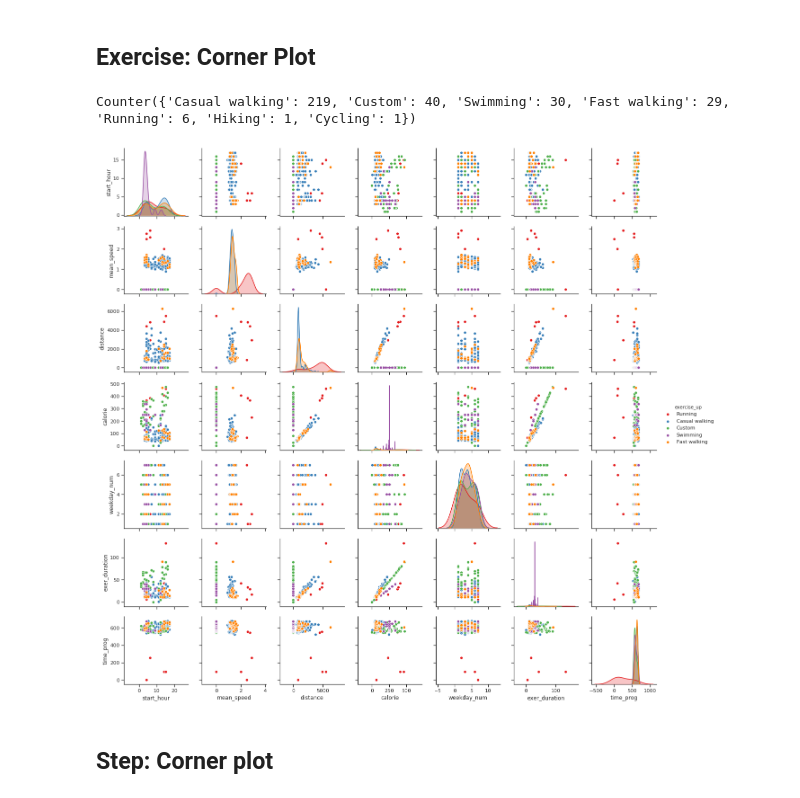
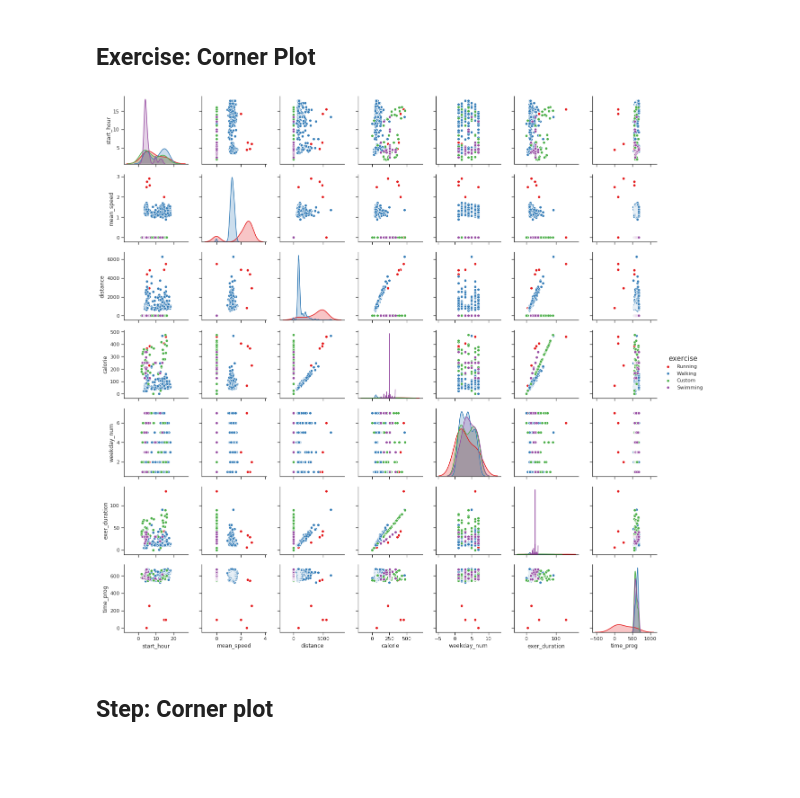
Before and after one commit to Heringer-Epson/Lantern, a Jupyter notebook: course_python/project/Project_Epson.ipynb, the cells around one changed output. Cells and saved outputs as stored; diff of their text form; code cells hidden in the pictures; blank space fills up the shorter version.

Commit message:
Updates to the python project

```diff
--- a/course_python/project/Project_Epson.ipynb
+++ b/course_python/project/Project_Epson.ipynb
@@ -687,0 +680,11 @@ exer_df['exercise_up'] = [split_walking(e,s) for (e,s) in zip(exer_df['exercise'
+# %%
+#Source: article by Cory Maklin.
+#https://towardsdatascience.com/machine-learning-algorithms-part-9-k-means-example-in-python-f2ad05ed5203
+
+aux_df = exer_df[exer_df['exercise']=='Walking']
+cols = ['exer_duration', 'mean_speed', 'max_speed', 'distance']
+aux_df = aux_df[cols]
+aux_df = aux_df.dropna()
+
+sc = StandardScaler()
+X = sc.fit_transform(aux_df)
@@ -687,0 +718,4 @@ exer_df['exercise_up'] = [split_walking(e,s) for (e,s) in zip(exer_df['exercise'
+# %%
+kmeans = KMeans(n_clusters=3, init='k-means++', max_iter=300, n_init=10, random_state=0)
+pred_y = kmeans.fit_predict(X)
+aux_df['exercise_new'] = pred_y
@@ -687,0 +744,18 @@ exer_df['exercise_up'] = [split_walking(e,s) for (e,s) in zip(exer_df['exercise'
+# %%
+#Merge the new types of exercising back into the original dataframe.
+exer_df = pd.merge(exer_df, aux_df['exercise_new'], how='left', left_index=True, right_index=True)
+# %%
+cluster2str = {0:'Walking-1', 1:'Walking-2', 2:'Walking-3'}
+def summarize_exercise_type(exer_label, exer_new):
+    out = []
+    for e_l, e_n in zip(exer_label, exer_new):
+        if np.isnan(e_n):
+            if e_l=='Walking':
+                out.append('Walking_unknown')
+            else:
+                out.append(e_l)
+        else:
+            out.append(cluster2str[int(e_n)])
+    return out
+
+exer_df['exercise_up'] = summarize_exercise_type(exer_df['exercise'].values, exer_df['exercise_new'].values)
@@ -690,18 +800,16 @@ exer_df['exercise_up'] = [split_walking(e,s) for (e,s) in zip(exer_df['exercise'
 # %%
 palette = ['#e41a1c','#377eb8','#4daf4a','#984ea3','#ff7f00','#ffff33'] #From colorbrewer
 pair_cols = ['start_hour', 'mean_speed', 'distance', 'calorie',
-             'weekday_num', 'exer_duration', 'exercise_up', 'time_prog']
+             'weekday_num', 'exer_duration', 'exercise', 'time_prog']
 aux_df = exer_df[pair_cols].dropna()
 
-print(Counter(aux_df['exercise_up'].values))
 #Drop the two exercise types which have only one entry each.
-aux_df.drop(aux_df[aux_df.exercise_up == 'Hiking'].index, inplace=True)
-aux_df.drop(aux_df[aux_df.exercise_up == 'Cycling'].index, inplace=True)
+aux_df.drop(aux_df[aux_df.exercise == 'Hiking'].index, inplace=True)
+aux_df.drop(aux_df[aux_df.exercise == 'Cycling'].index, inplace=True)
 
-g = sns.pairplot(aux_df[pair_cols], hue='exercise_up', palette=palette)
+g = sns.pairplot(aux_df[pair_cols], hue='exercise', palette=palette)
 # %% [output]
-Counter({'Casual walking': 219, 'Custom': 40, 'Swimming': 30, 'Fast walking': 29, 'Running': 6, 'Hiking': 1, 'Cycling': 1})
-[figure, old version]
+[figure, new version]
 # %% [markdown]
 ## Step: Corner plot
 # %%
```
Also changed, not shown: parts of 25 cells of this notebook.
